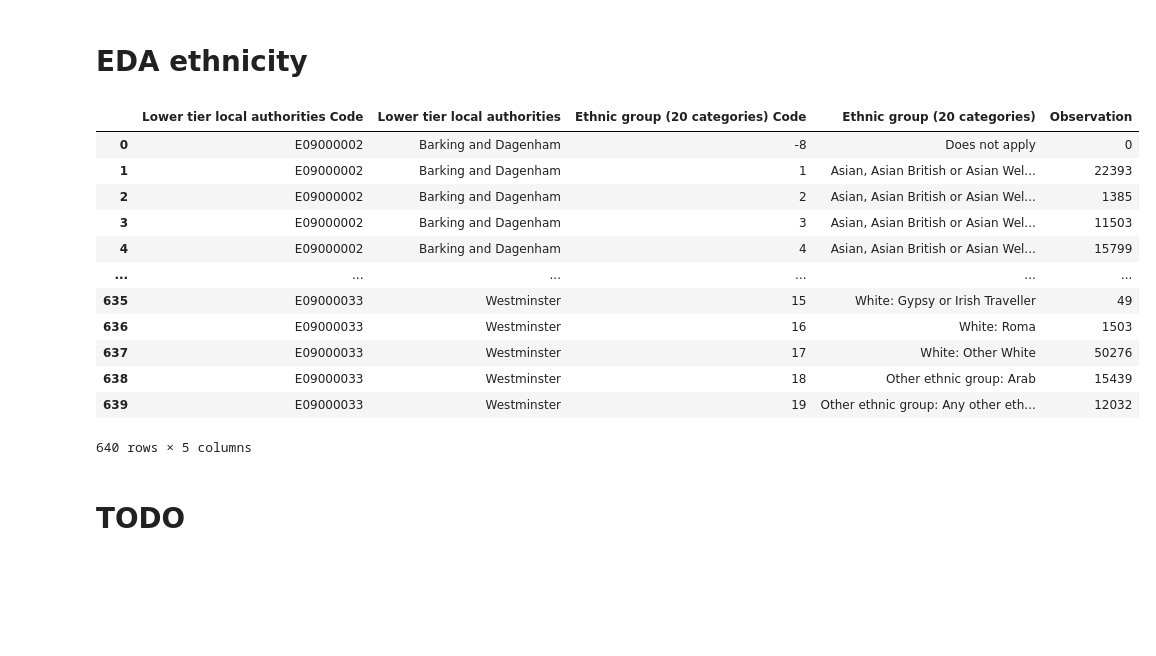
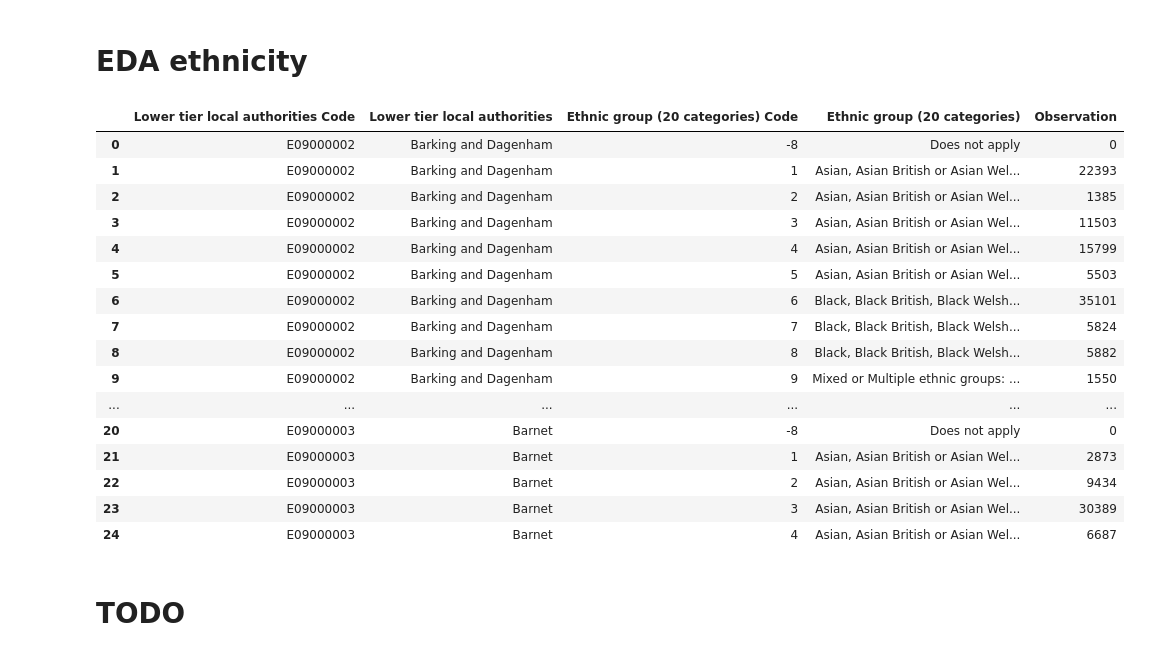
Before and after one commit to skyrimer/ARWCASP, a Jupyter notebook: basic_eda.ipynb, the cells around one changed output. Drawn from its saved outputs; the diff is of its cells as text; code cells hidden in the pictures; blank space fills up the shorter version.

```diff
--- a/basic_eda.ipynb
+++ b/basic_eda.ipynb
@@ -1303,21 +1316,25 @@ print(list(deprivation.columns))
 # %% [markdown]
 # EDA ethnicity
 # %%
-ethnicity
+ethnicity.head(25)
 # %% [output]
 |  | Lower tier local authorities Code | Lower tier local authorities | Ethnic group (20 categories) Code | Ethnic group (20 categories) | Observation |
 | 0 | E09000002 | Barking and Dagenham | -8 | Does not apply | 0 |
 | 1 | E09000002 | Barking and Dagenham | 1 | Asian, Asian British or Asian Wel... | 22393 |
 | 2 | E09000002 | Barking and Dagenham | 2 | Asian, Asian British or Asian Wel... | 1385 |
 | 3 | E09000002 | Barking and Dagenham | 3 | Asian, Asian British or Asian Wel... | 11503 |
 | 4 | E09000002 | Barking and Dagenham | 4 | Asian, Asian British or Asian Wel... | 15799 |
+| 5 | E09000002 | Barking and Dagenham | 5 | Asian, Asian British or Asian Wel... | 5503 |
+| 6 | E09000002 | Barking and Dagenham | 6 | Black, Black British, Black Welsh... | 35101 |
+| 7 | E09000002 | Barking and Dagenham | 7 | Black, Black British, Black Welsh... | 5824 |
+| 8 | E09000002 | Barking and Dagenham | 8 | Black, Black British, Black Welsh... | 5882 |
+| 9 | E09000002 | Barking and Dagenham | 9 | Mixed or Multiple ethnic groups: ... | 1550 |
 | ... | ... | ... | ... | ... | ... |
-| 635 | E09000033 | Westminster | 15 | White: Gypsy or Irish Traveller | 49 |
-| 636 | E09000033 | Westminster | 16 | White: Roma | 1503 |
-| 637 | E09000033 | Westminster | 17 | White: Other White | 50276 |
-| 638 | E09000033 | Westminster | 18 | Other ethnic group: Arab | 15439 |
-| 639 | E09000033 | Westminster | 19 | Other ethnic group: Any other eth... | 12032 |
+| 20 | E09000003 | Barnet | -8 | Does not apply | 0 |
+| 21 | E09000003 | Barnet | 1 | Asian, Asian British or Asian Wel... | 2873 |
+| 22 | E09000003 | Barnet | 2 | Asian, Asian British or Asian Wel... | 9434 |
+| 23 | E09000003 | Barnet | 3 | Asian, Asian British or Asian Wel... | 30389 |
+| 24 | E09000003 | Barnet | 4 | Asian, Asian British or Asian Wel... | 6687 |
-640 rows × 5 columns
 # %% [markdown]
 # TODO
 # %% [markdown]
```
Also changed, not shown: parts of 4 cells of this notebook, 4 other files.
